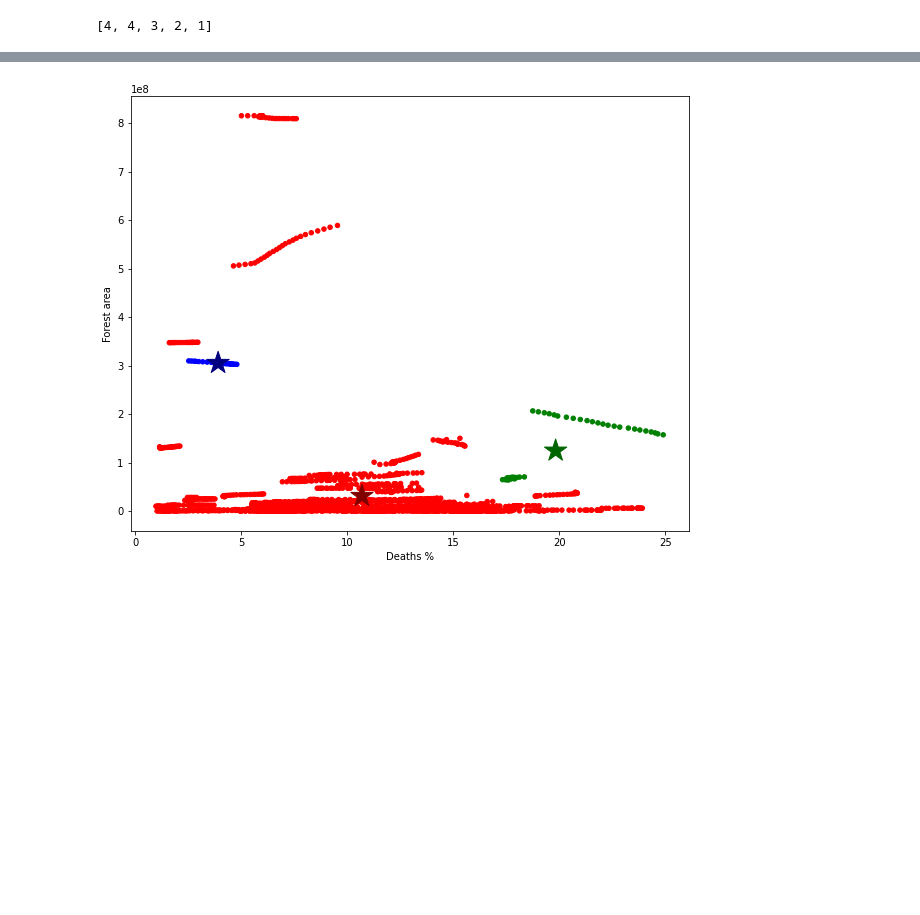
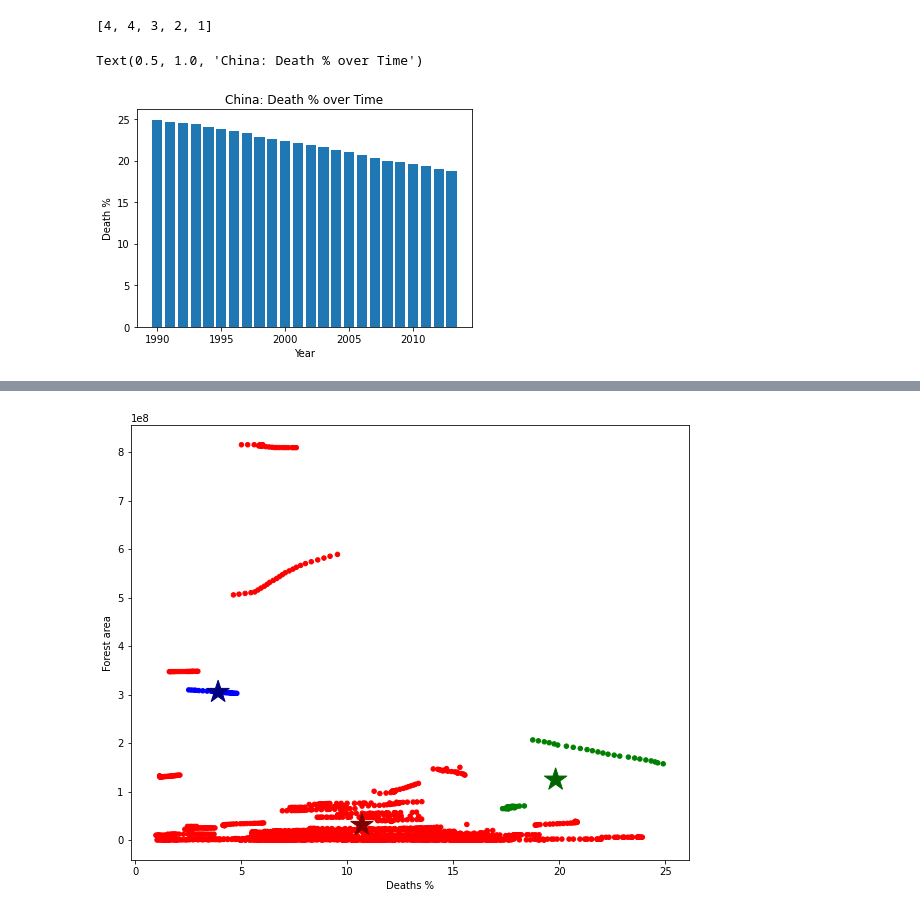
Before and after one commit to janmanjan/climate_change_global_analysis, a Jupyter notebook: code/sz/sz_notebook.ipynb, the cells around one changed output, grey strips where cells are left out. Drawn from its saved outputs; the diff is of its cells as text; code cells hidden in the pictures; blank space fills up the shorter version.

Commit message:
plot nonsense

```diff
--- a/code/sz/sz_notebook.ipynb
+++ b/code/sz/sz_notebook.ipynb
@@ -274,3 +269,13 @@ lis
 # %%
 rev_columns = list(columns.astype(str))
 rev_columns.reverse()
+# %%
+china = kahuna[kahuna['Entity'] == 'China']
+# %%
+plt.bar(china['Year'], china['Deaths %'])
+plt.xlabel('Year')
+plt.ylabel('Death %')
+plt.title('China: Death % over Time')
+# %% [output]
+Text(0.5, 1.0, 'China: Death % over Time')
+[figure, added]
```
Also changed, not shown: parts of 22 cells of this notebook.
